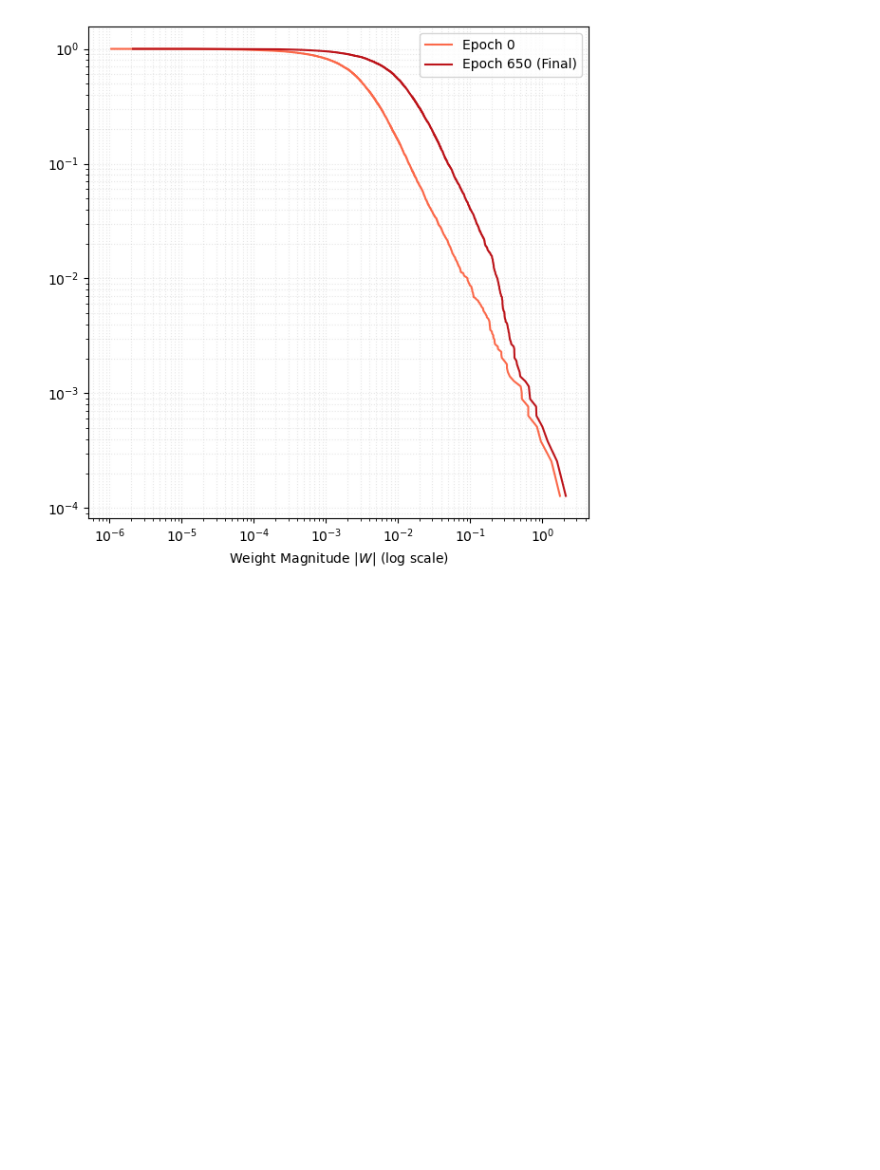
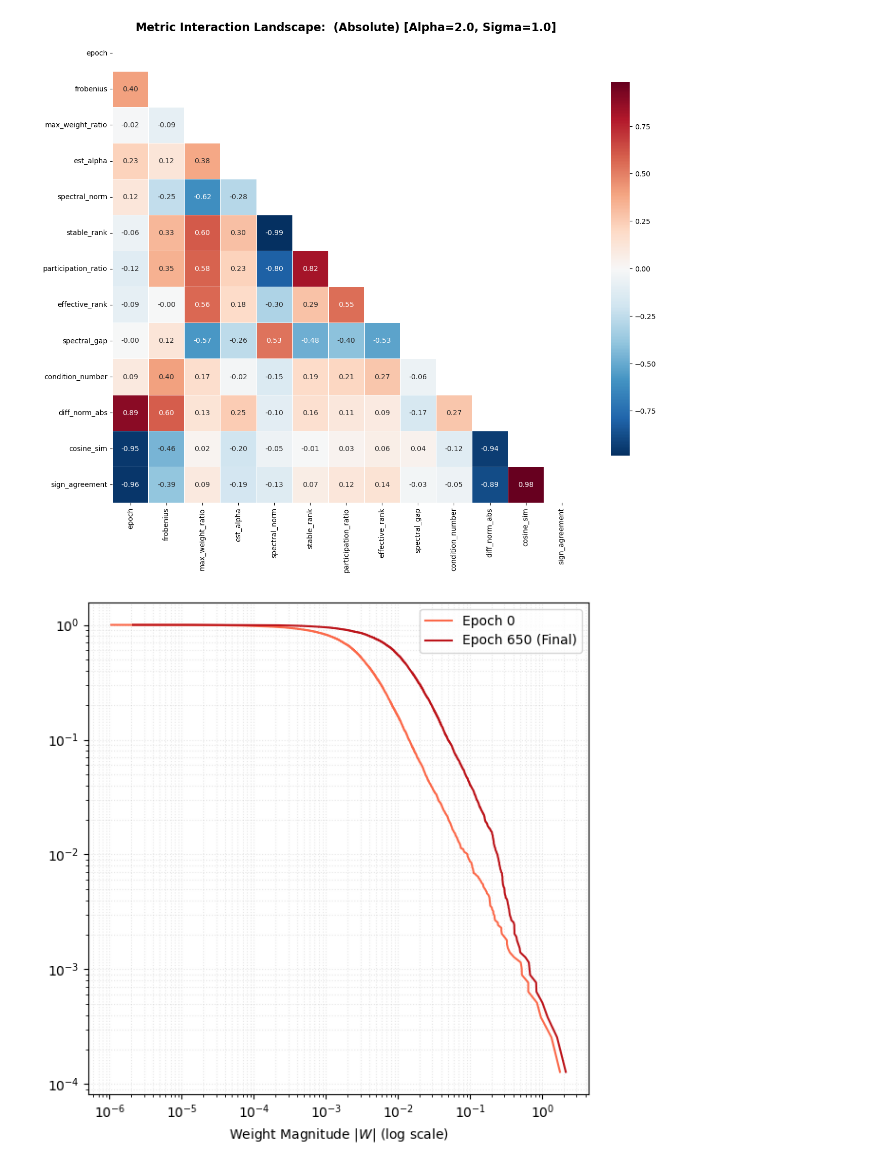
Before and after one commit to YiHaoFromEarth/ht-initialisation-dynamics, a Jupyter notebook: eda.ipynb, the cells around one changed output. Drawn from its saved outputs; the diff is of its cells as text; code cells hidden in the pictures; blank space fills up the shorter version.

```diff
--- a/eda.ipynb
+++ b/eda.ipynb
@@ -269,3 +264,73 @@ plot_combined_sweep_grid(
+# %%
+sweep_df = pd.read_parquet("results/sweep_metrics.parquet")
+
+def plot_metric_correlation(df, sweep_config=None, mode="delta"):
+    """
+    Automatically identifies metrics and computes correlations.
+    mode: "absolute", "delta" (X_t - X_0), or "relative" (X_t / X_0)
+    """
+    plot_df = df.copy()
+
+    # 1. Automatic Metric Selection
+    # Drop columns we know are metadata/parameters
+    exclude_cols = ['epoch', 'alpha_init', 'sigma_init', 'seed', 'run_name', 'layer']
+
+    # Select only numeric columns and drop the metadata ones
+    metrics = plot_df.select_dtypes(include=[np.number]).columns.tolist()
+    available_metrics = [m for m in metrics if m not in exclude_cols]
+
+    # 2. Dynamic mode calculation
+    if mode in ["delta", "relative"]:
+        for m in available_metrics:
+            def compute_transform(group):
+                x0 = group.iloc[0]
+                # Safety check for FP precision / zero-init
+                if abs(x0) < 1e-8:
+                    return group * 0 if mode == "delta" else group * 0 + 1.0
+                return (group - x0) if mode == "delta" else (group / x0)
+
+            # Apply transformation per unique run
+            new_col = f"{mode[:1].upper()}_{m}" # D_metric or R_metric
+            plot_df[new_col] = plot_df.groupby('run_name')[m].transform(compute_transform)
+
+        # Update list to use the transformed columns
+        cols_to_corr = [f"{mode[:1].upper()}_{m}" for m in available_metrics]
+    else:
+        cols_to_corr = available_metrics
+
+    # 3. Filter for specific regime
+    title_suffix = f" ({mode.capitalize()})"
+    if sweep_config:
+        for key, val in sweep_config.items():
+            if key in plot_df.columns:
+                plot_df = plot_df[plot_df[key] == val]
+        title_suffix += f" [Alpha={sweep_config.get('alpha_init')}, Sigma={sweep_config.get('sigma_init')}]"
+
+    # Always keep epoch for time-correlation
+    final_cols = ['epoch'] + cols_to_corr
+
+    # 4. Compute Correlation
+    corr_matrix = plot_df[final_cols].corr(method='spearman')
+
+    # 5. Plotting
+    plt.figure(figsize=(16, 12))
+    mask = np.triu(np.ones_like(corr_matrix, dtype=bool))
+
+    # Use different colormaps for different modes to stay visually organized
+    cmap = "RdBu_r" if mode == "absolute" else "PiYG" if mode == "delta" else "BrBG"
+
+    sns.heatmap(
+        corr_matrix, annot=True, fmt=".2f", cmap=cmap, center=0,
+        mask=mask, square=True, linewidths=.5, cbar_kws={"shrink": .8}
+    )
+
+    plt.title(f"Metric Interaction Landscape: {title_suffix}", fontsize=16, fontweight='bold')
+    plt.show()
+
+# Run the dynamic analysis
+plot_metric_correlation(sweep_df, mode="absolute", sweep_config={'alpha_init': 2.0, 'sigma_init': 1.0})
+# %% [output]
+[figure, added]
 # %%
 def plot_weight_ccdf(
     sweep_dir,
```
Also changed, not shown: parts of 3 cells of this notebook, 6 other files.
